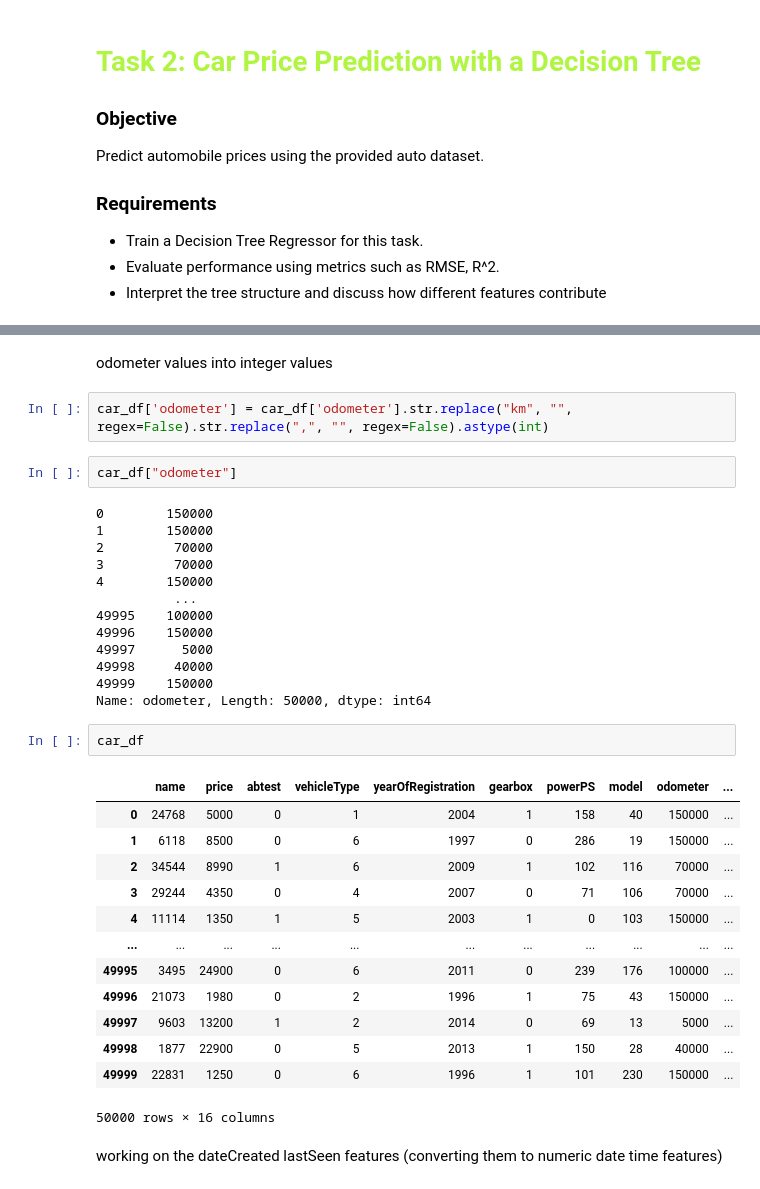
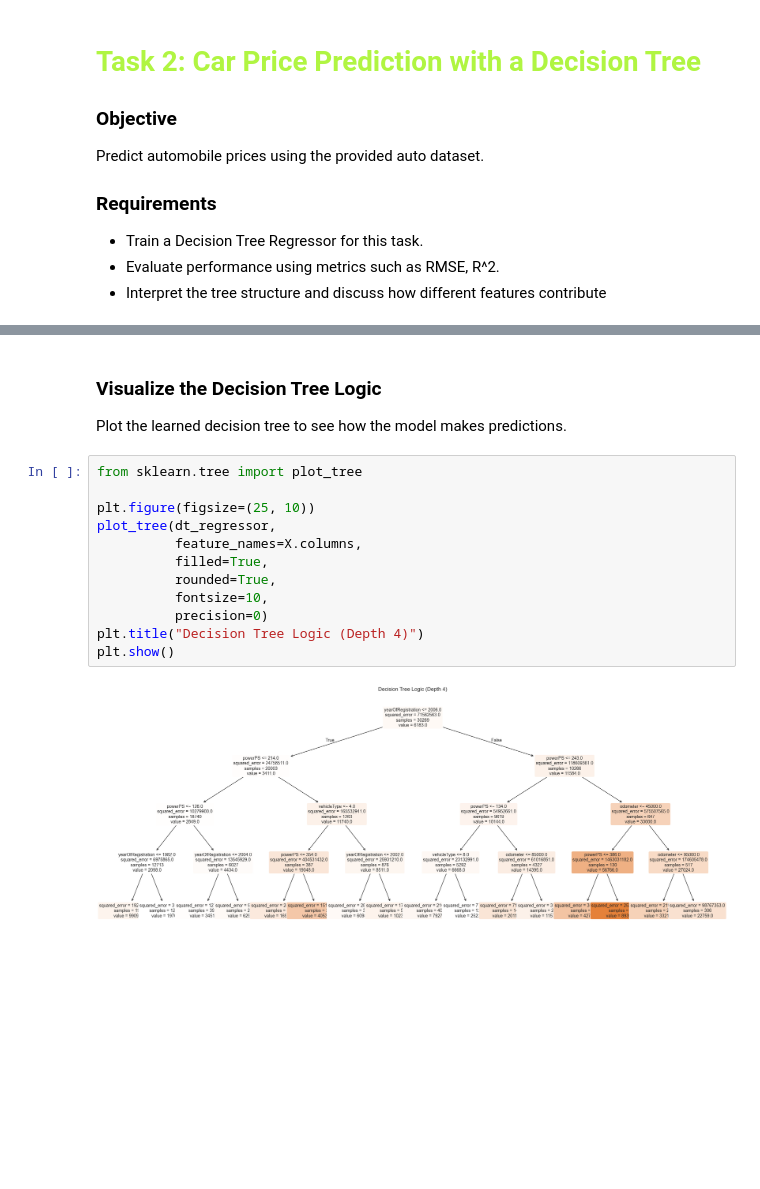
Before and after one commit to soipanhamisi/KNN_Classification_Regression_Analysis, a Jupyter notebook: notebooks/tree-based-modelling.ipynb, the cells around one changed output, grey strips where cells are left out. Cells and saved outputs as stored; diff of their text form; blank space fills up the shorter version.

```diff
--- a/notebooks/tree-based-modelling.ipynb
+++ b/notebooks/tree-based-modelling.ipynb
@@ -617,37 +603,17 @@ Name: price, Length: 50000, dtype: int64
 # %% [markdown]
-odometer values into integer values
+### Visualize the Decision Tree Logic
+Plot the learned decision tree to see how the model makes predictions.
 # %%
-car_df['odometer'] = car_df['odometer'].str.replace("km", "", regex=False).str.replace(",", "", regex=False).astype(int)
+from sklearn.tree import plot_tree
+
+plt.figure(figsize=(25, 10))
+plot_tree(dt_regressor,
+          feature_names=X.columns,
+          filled=True,
+          rounded=True,
+          fontsize=10,
+          precision=0)
+plt.title("Decision Tree Logic (Depth 4)")
+plt.show()
+# %% [output]
+[figure, added]
-# %%
-car_df["odometer"]
-# %% [output]
-0        150000
-1        150000
-2         70000
-3         70000
-4        150000
-          ...
-49995    100000
-49996    150000
-49997      5000
-49998     40000
-49999    150000
-Name: odometer, Length: 50000, dtype: int64
-# %%
-car_df
-# %% [output]
-|  | name | price | abtest | vehicleType | yearOfRegistration | gearbox | powerPS | model | odometer | ... |
-| 0 | 24768 | 5000 | 0 | 1 | 2004 | 1 | 158 | 40 | 150000 | ... |
-| 1 | 6118 | 8500 | 0 | 6 | 1997 | 0 | 286 | 19 | 150000 | ... |
-| 2 | 34544 | 8990 | 1 | 6 | 2009 | 1 | 102 | 116 | 70000 | ... |
-| 3 | 29244 | 4350 | 0 | 4 | 2007 | 0 | 71 | 106 | 70000 | ... |
-| 4 | 11114 | 1350 | 1 | 5 | 2003 | 1 | 0 | 103 | 150000 | ... |
-| ... | ... | ... | ... | ... | ... | ... | ... | ... | ... | ... |
-| 49995 | 3495 | 24900 | 0 | 6 | 2011 | 0 | 239 | 176 | 100000 | ... |
-| 49996 | 21073 | 1980 | 0 | 2 | 1996 | 1 | 75 | 43 | 150000 | ... |
-| 49997 | 9603 | 13200 | 1 | 2 | 2014 | 0 | 69 | 13 | 5000 | ... |
-| 49998 | 1877 | 22900 | 0 | 5 | 2013 | 1 | 150 | 28 | 40000 | ... |
-| 49999 | 22831 | 1250 | 0 | 6 | 1996 | 1 | 101 | 230 | 150000 | ... |
-50000 rows × 16 columns
-# %% [markdown]
-working on the dateCreated lastSeen features (converting them to numeric date time features)
```
Also changed, not shown: parts of 41 cells of this notebook.
